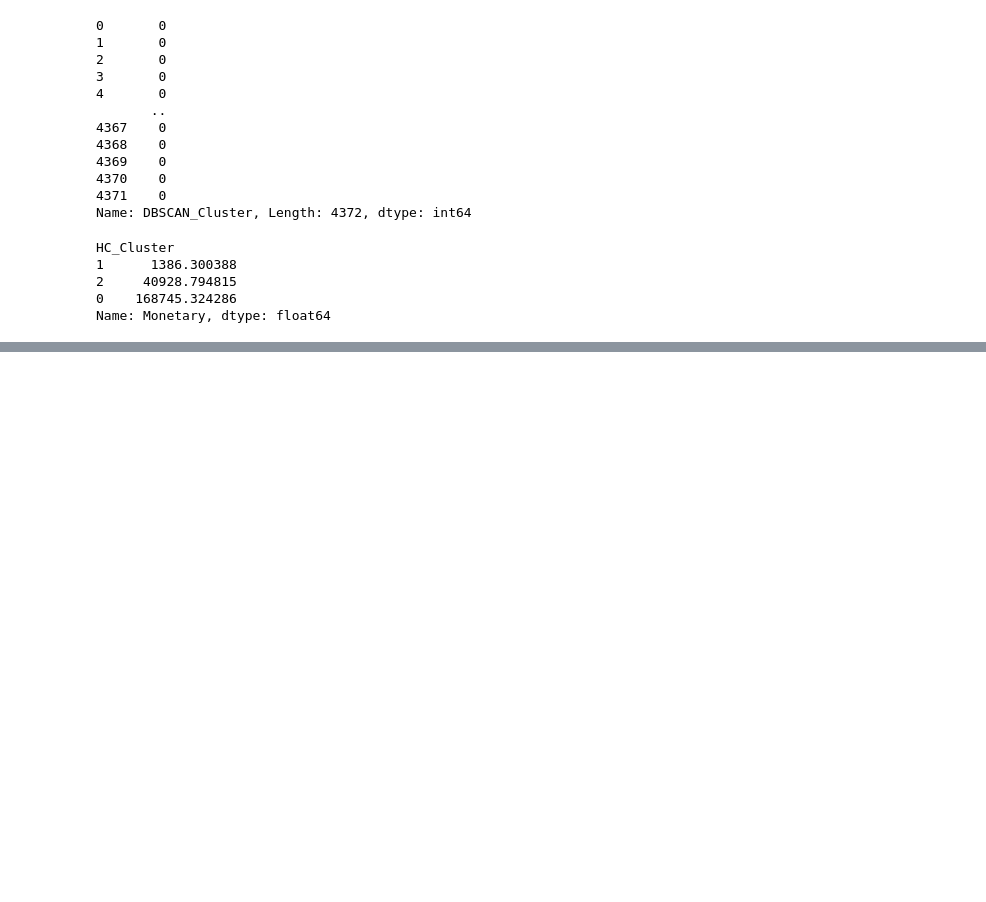
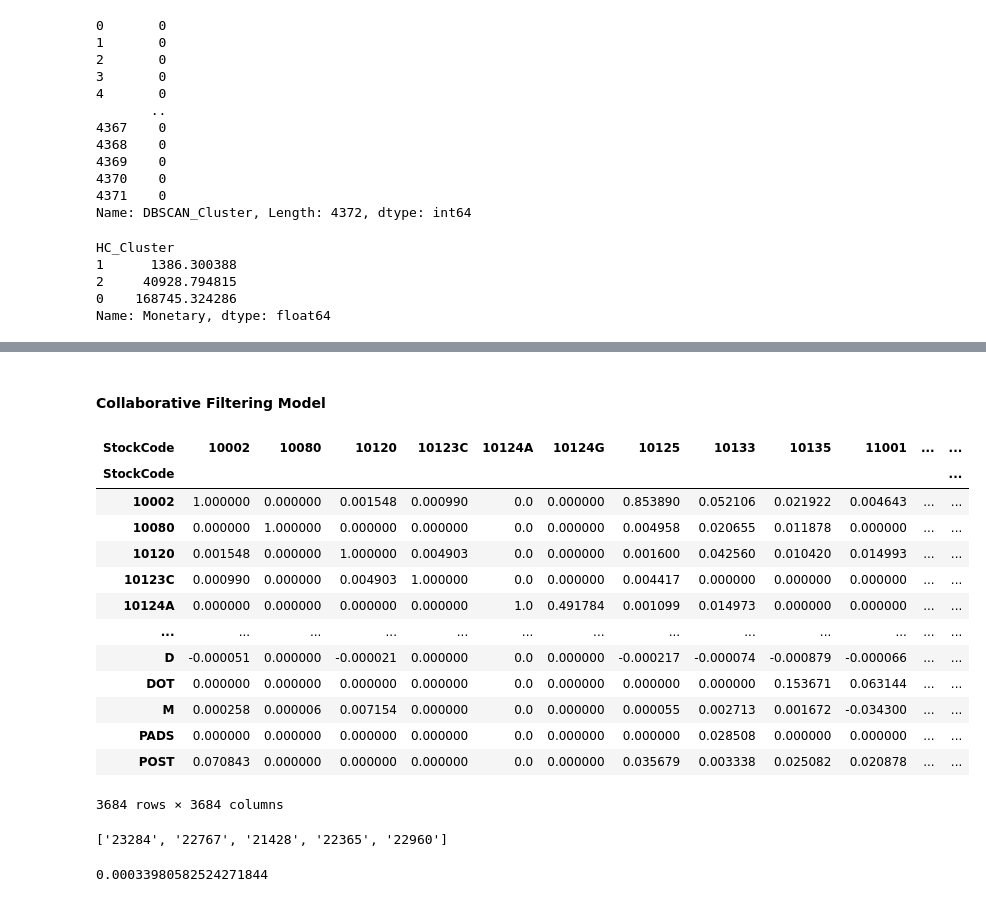
Before and after one commit to PODDA2N/Internship-of-Shopper-Spectrum_Online-Retail-AI-ML, a Jupyter notebook: Internship of Shopper Spectrum.ipynb, the cells around one changed output, grey strips where cells are left out. Cells and saved outputs as stored; diff of their text form; code cells hidden in the pictures; blank space fills up the shorter version.

```diff
--- a/Internship of Shopper Spectrum.ipynb
+++ b/Internship of Shopper Spectrum.ipynb
@@ -1005,0 +1032,24 @@ Name: Monetary, dtype: float64
+# %% [markdown]
+#### Collaborative Filtering Model
+# %%
+from sklearn.metrics.pairwise import cosine_similarity       # Compute Item Similarity (Cosine Similarity)
+
+item_similarity = cosine_similarity(user_item_matrix.T)
+
+item_similarity_data = pd.DataFrame(item_similarity, index = user_item_matrix.columns, columns = user_item_matrix.columns)
+item_similarity_data
+# %% [output]
+| StockCode | 10002 | 10080 | 10120 | 10123C | 10124A | 10124G | 10125 | 10133 | 10135 | 11001 | ... | ... |
+| StockCode |  |  |  |  |  |  |  |  |  |  |  | ... |
+| 10002 | 1.000000 | 0.000000 | 0.001548 | 0.000990 | 0.0 | 0.000000 | 0.853890 | 0.052106 | 0.021922 | 0.004643 | ... | ... |
+| 10080 | 0.000000 | 1.000000 | 0.000000 | 0.000000 | 0.0 | 0.000000 | 0.004958 | 0.020655 | 0.011878 | 0.000000 | ... | ... |
+| 10120 | 0.001548 | 0.000000 | 1.000000 | 0.004903 | 0.0 | 0.000000 | 0.001600 | 0.042560 | 0.010420 | 0.014993 | ... | ... |
+| 10123C | 0.000990 | 0.000000 | 0.004903 | 1.000000 | 0.0 | 0.000000 | 0.004417 | 0.000000 | 0.000000 | 0.000000 | ... | ... |
+| 10124A | 0.000000 | 0.000000 | 0.000000 | 0.000000 | 1.0 | 0.491784 | 0.001099 | 0.014973 | 0.000000 | 0.000000 | ... | ... |
+| ... | ... | ... | ... | ... | ... | ... | ... | ... | ... | ... | ... | ... |
+| D | -0.000051 | 0.000000 | -0.000021 | 0.000000 | 0.0 | 0.000000 | -0.000217 | -0.000074 | -0.000879 | -0.000066 | ... | ... |
+| DOT | 0.000000 | 0.000000 | 0.000000 | 0.000000 | 0.0 | 0.000000 | 0.000000 | 0.000000 | 0.153671 | 0.063144 | ... | ... |
+| M | 0.000258 | 0.000006 | 0.007154 | 0.000000 | 0.0 | 0.000000 | 0.000055 | 0.002713 | 0.001672 | -0.034300 | ... | ... |
+| PADS | 0.000000 | 0.000000 | 0.000000 | 0.000000 | 0.0 | 0.000000 | 0.000000 | 0.028508 | 0.000000 | 0.000000 | ... | ... |
+| POST | 0.070843 | 0.000000 | 0.000000 | 0.000000 | 0.0 | 0.000000 | 0.035679 | 0.003338 | 0.025082 | 0.020878 | ... | ... |
+3684 rows × 3684 columns
@@ -1005,0 +1068,4 @@ Name: Monetary, dtype: float64
+# %%
+recommend_products(customer_id=17850, n_recommendations=5)
+# %% [output]
+['23284', '22767', '21428', '22365', '22960']
@@ -1005,0 +1086,4 @@ Name: Monetary, dtype: float64
+# %%
+precision_at_k(5)
+# %% [output]
+0.00033980582524271844
```
Also changed, not shown: parts of 19 cells of this notebook.
